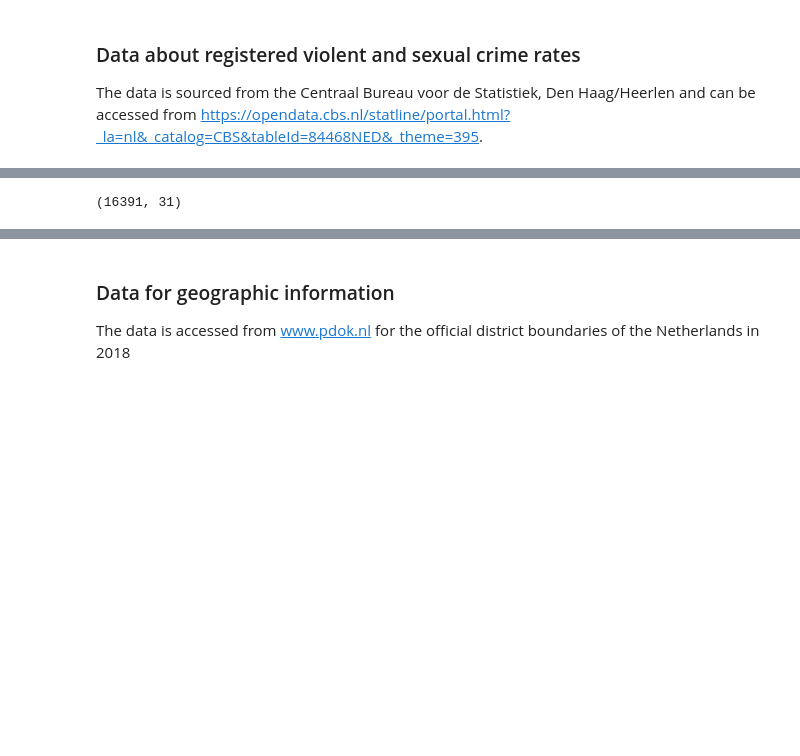
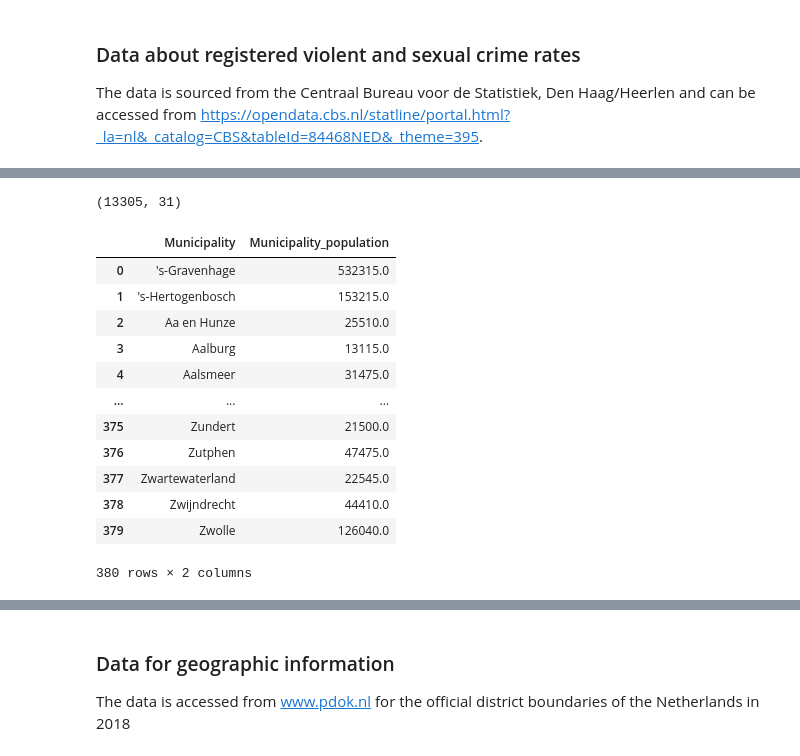
Before and after one commit to muratko357/Netherlands-Crime-Analysis, a Jupyter notebook: NL_Crime_rates_by_municipality.ipynb, the cells around one changed output, grey strips where cells are left out. Saved outputs shown, nothing was run; the diff lists cells and outputs as text; code cells hidden in the pictures; blank space fills up the shorter version.

```diff
--- a/NL_Crime_rates_by_municipality.ipynb
+++ b/NL_Crime_rates_by_municipality.ipynb
@@ -60,14 +75,29 @@ columns_to_rename = {
 df = df.rename(columns=columns_to_rename)
 # %%
 # Drop rows that contain redundent information for the future calculation
-df_m = df.drop(df[df['Neighborhood'].str.contains('WK')].index)
-df_m = df.drop(df[df['Neighborhood'].str.contains('GM')].index)
-df_m.shape
+# Drop rows that contain redundent information for the future calculation
+df.drop(df[df['Neighborhood'].str.contains('WK')].index, inplace = True)
+df.drop(df[df['Neighborhood'].str.contains('GM')].index, inplace = True)
+df.shape
 # %% [output]
-(16391, 31)
+(13305, 31)
 # %%
 # Create a dataframe for population by municipality
-df_pop_munic = df_m.groupby('Municipality')['Inhabitants'].sum().to_frame(name='Municipality_population').reset_index()
+df_pop_munic = df.groupby('Municipality')['Inhabitants'].sum().to_frame(name='Municipality_population').reset_index()
 df_pop_munic
+# %% [output]
+|  | Municipality | Municipality_population |
+| 0 | 's-Gravenhage | 532315.0 |
+| 1 | 's-Hertogenbosch | 153215.0 |
+| 2 | Aa en Hunze | 25510.0 |
+| 3 | Aalburg | 13115.0 |
+| 4 | Aalsmeer | 31475.0 |
+| ... | ... | ... |
+| 375 | Zundert | 21500.0 |
+| 376 | Zutphen | 47475.0 |
+| 377 | Zwartewaterland | 22545.0 |
+| 378 | Zwijndrecht | 44410.0 |
+| 379 | Zwolle | 126040.0 |
+380 rows × 2 columns
 # %%
 # Create a dataframe for total number of violent and sexual crime
```
Also changed, not shown: parts of 9 cells of this notebook.
